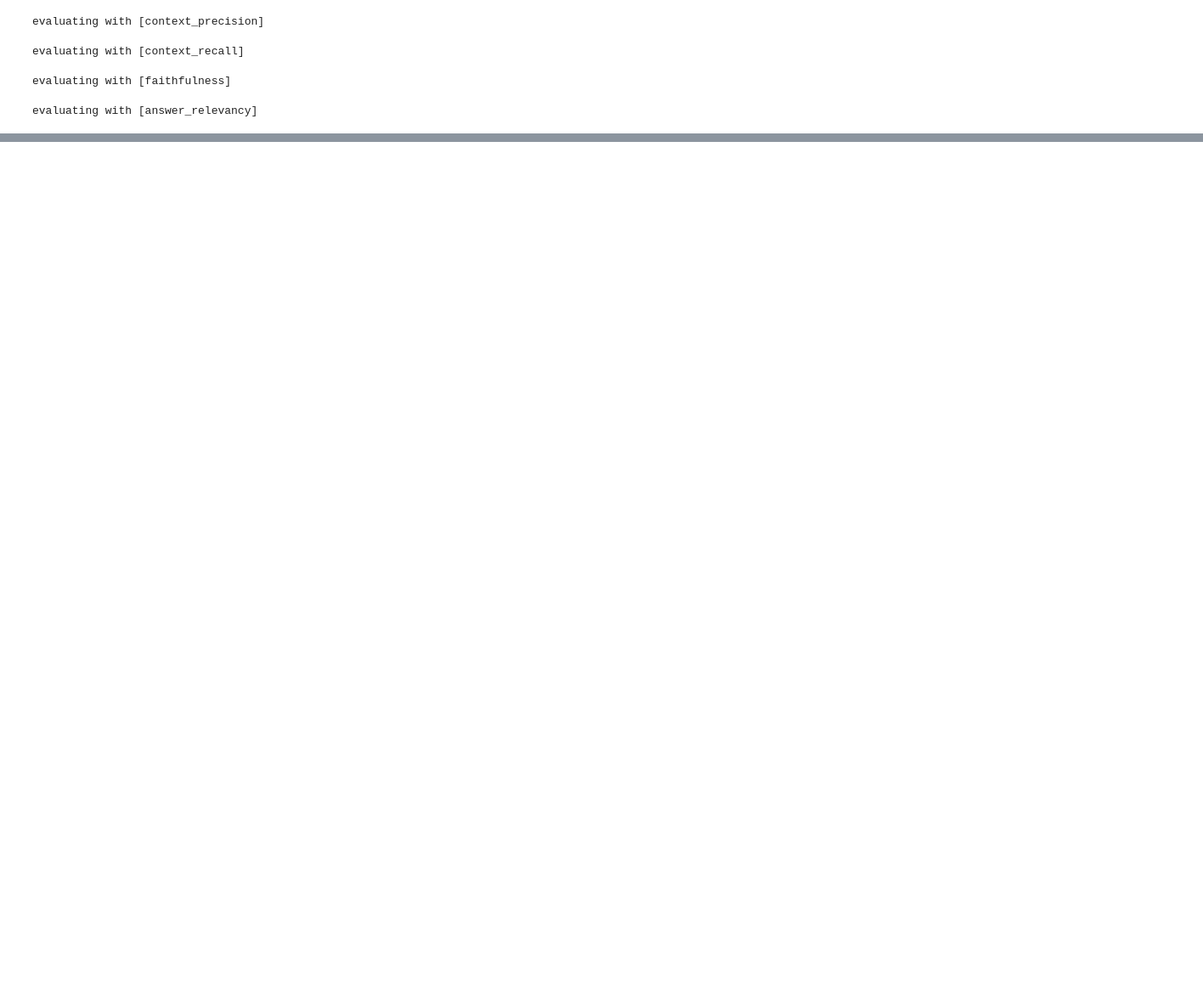
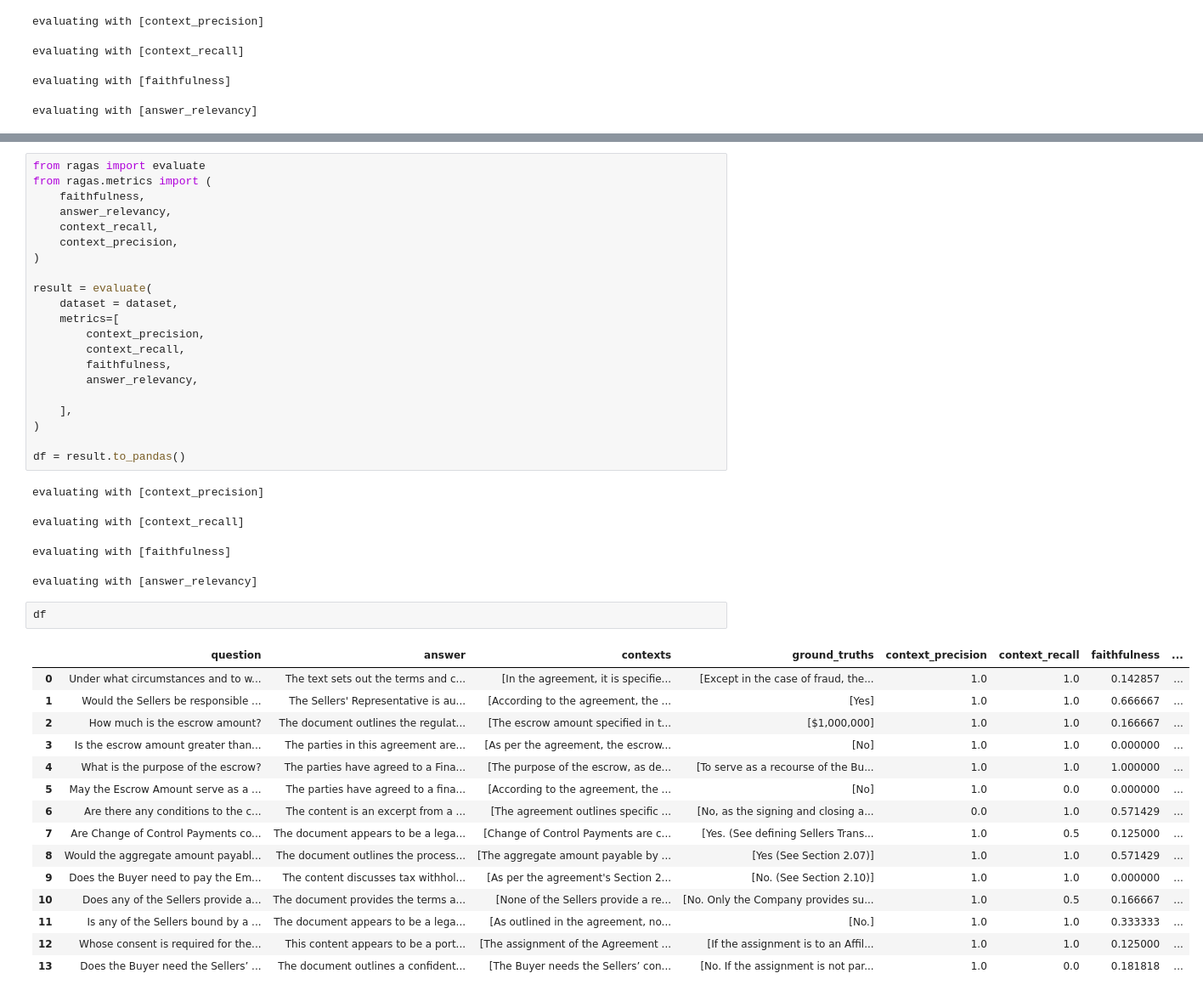
Before and after one commit to lillianassefa/Contract-AI-Chatbot, a Jupyter notebook: backend/notebooks/simple_rag.ipynb, the cells around one changed output, grey strips where cells are left out. Shown at 85% size. Cells and saved outputs as stored; diff of their text form; blank space fills up the shorter version.

```diff
--- a/backend/notebooks/simple_rag.ipynb
+++ b/backend/notebooks/simple_rag.ipynb
@@ -560,0 +655,44 @@ df
+# %%
+from ragas import evaluate
+from ragas.metrics import (
+    faithfulness,
+    answer_relevancy,
+    context_recall,
+    context_precision,
+)
+
+result = evaluate(
+    dataset = dataset,
+    metrics=[
+        context_precision,
+        context_recall,
+        faithfulness,
+        answer_relevancy,
+
+    ],
+)
+
+df = result.to_pandas()
+# %% [output]
+evaluating with [context_precision]
+evaluating with [context_recall]
+evaluating with [faithfulness]
+evaluating with [answer_relevancy]
+# %%
+df
+# %% [output]
+|  | question | answer | contexts | ground_truths | context_precision | context_recall | faithfulness | ... |
+| 0 | Under what circumstances and to w... | The text sets out the terms and c... | [In the agreement, it is specifie... | [Except in the case of fraud, the... | 1.0 | 1.0 | 0.142857 | ... |
+| 1 | Would the Sellers be responsible ... | The Sellers' Representative is au... | [According to the agreement, the ... | [Yes] | 1.0 | 1.0 | 0.666667 | ... |
+| 2 | How much is the escrow amount? | The document outlines the regulat... | [The escrow amount specified in t... | [$1,000,000] | 1.0 | 1.0 | 0.166667 | ... |
+| 3 | Is the escrow amount greater than... | The parties in this agreement are... | [As per the agreement, the escrow... | [No] | 1.0 | 1.0 | 0.000000 | ... |
+| 4 | What is the purpose of the escrow? | The parties have agreed to a Fina... | [The purpose of the escrow, as de... | [To serve as a recourse of the Bu... | 1.0 | 1.0 | 1.000000 | ... |
+| 5 | May the Escrow Amount serve as a ... | The parties have agreed to a fina... | [According to the agreement, the ... | [No] | 1.0 | 0.0 | 0.000000 | ... |
+| 6 | Are there any conditions to the c... | The content is an excerpt from a ... | [The agreement outlines specific ... | [No, as the signing and closing a... | 0.0 | 1.0 | 0.571429 | ... |
+| 7 | Are Change of Control Payments co... | The document appears to be a lega... | [Change of Control Payments are c... | [Yes. (See defining Sellers Trans... | 1.0 | 0.5 | 0.125000 | ... |
+| 8 | Would the aggregate amount payabl... | The document outlines the process... | [The aggregate amount payable by ... | [Yes (See Section 2.07)] | 1.0 | 1.0 | 0.571429 | ... |
+| 9 | Does the Buyer need to pay the Em... | The content discusses tax withhol... | [As per the agreement's Section 2... | [No. (See Section 2.10)] | 1.0 | 1.0 | 0.000000 | ... |
+| 10 | Does any of the Sellers provide a... | The document provides the terms a... | [None of the Sellers provide a re... | [No. Only the Company provides su... | 1.0 | 0.5 | 0.166667 | ... |
+| 11 | Is any of the Sellers bound by a ... | The document appears to be a lega... | [As outlined in the agreement, no... | [No.] | 1.0 | 1.0 | 0.333333 | ... |
+| 12 | Whose consent is required for the... | This content appears to be a port... | [The assignment of the Agreement ... | [If the assignment is to an Affil... | 1.0 | 1.0 | 0.125000 | ... |
+| 13 | Does the Buyer need the Sellers’ ... | The document outlines a confident... | [The Buyer needs the Sellers’ con... | [No. If the assignment is not par... | 1.0 | 0.0 | 0.181818 | ... |
```
Also changed, not shown: parts of 9 cells of this notebook, 3 other files.
